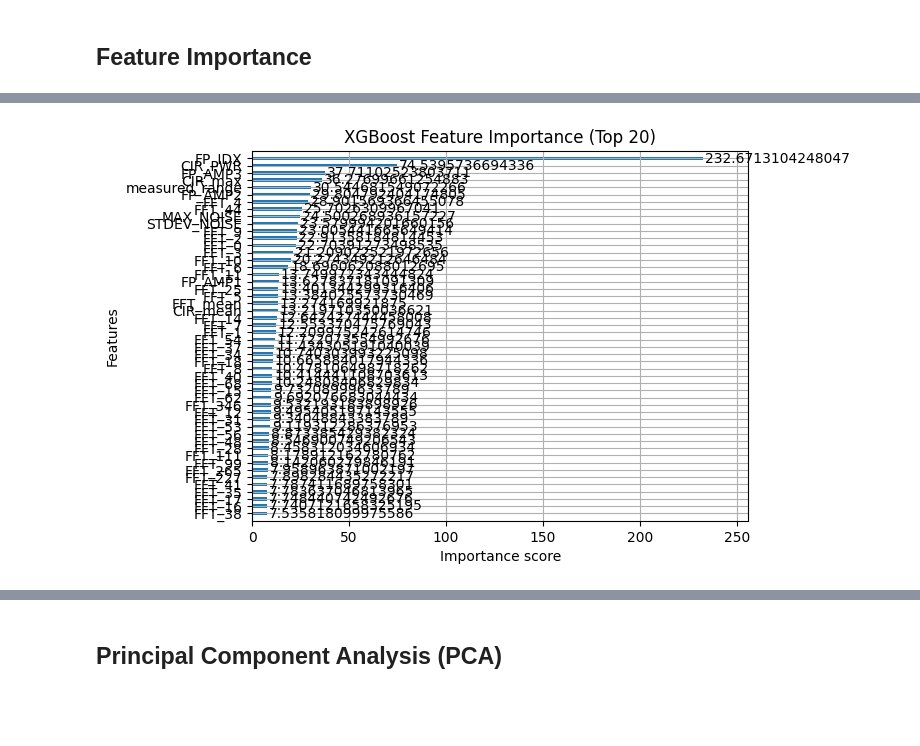
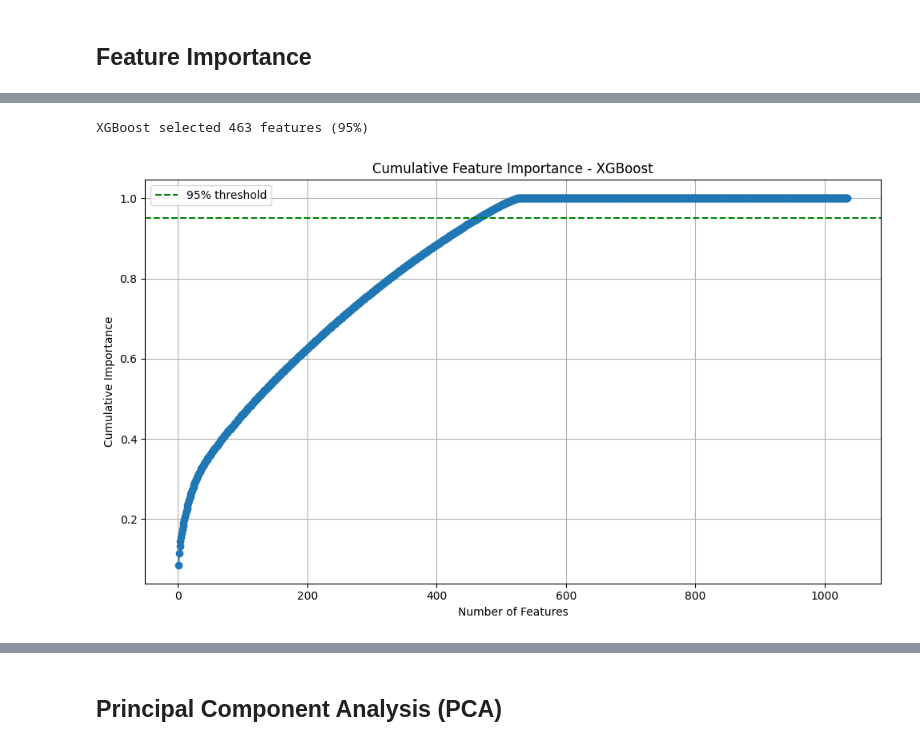
Before and after one commit to JeungHongTay/DA-LOS-WirelessSignalPrediction, a Jupyter notebook: code/classification.ipynb, the cells around one changed output, grey strips where cells are left out. Drawn from its saved outputs; the diff is of its cells as text; code cells hidden in the pictures; blank space fills up the shorter version.

```diff
--- a/code/classification.ipynb
+++ b/code/classification.ipynb
@@ -820,14 +809,0 @@ display(rf_features.sort_values(ascending=False))
-# %%
-import xgboost as xgb
-import matplotlib.pyplot as plt
-
-# Train XGBoost classifier
-xgb_model = xgb.XGBClassifier(n_estimators=100, random_state=42)
-xgb_model.fit(X_train, y_train)
-
-# Plot importance
-xgb.plot_importance(xgb_model, max_num_features=50, importance_type='gain', height=0.5)
-plt.title("XGBoost Feature Importance (Top 20)")
-plt.show()
-# %% [output]
-[figure, removed]
@@ -833,0 +814,26 @@ plt.show()
+# %%
+import xgboost as xgb
+
+xgb_clf = xgb.XGBClassifier(n_estimators=100, random_state=42)
+xgb_clf.fit(X, y)
+
+xgb_importances = xgb_clf.feature_importances_
+xgb_features = pd.Series(xgb_importances, index=X.columns).sort_values(ascending=False)
+cumulative_xgb = xgb_features.cumsum()
+
+xgb_selected_features = xgb_features[cumulative_xgb <= 0.95].index
+print(f"XGBoost selected {len(xgb_selected_features)} features (95%)")
+
+plt.figure(figsize=(10, 6))
+plt.plot(np.arange(1, len(cumulative_xgb) + 1), cumulative_xgb.values, marker='o')
+plt.axhline(y=0.95, color='g', linestyle='--', label='95% threshold')
+plt.xlabel('Number of Features')
+plt.ylabel('Cumulative Importance')
+plt.title('Cumulative Feature Importance - XGBoost')
+plt.legend()
+plt.grid(True)
+plt.tight_layout()
+plt.show()
+# %% [output]
+XGBoost selected 463 features (95%)
+[figure, added]
```
Also changed, not shown: parts of 38 cells of this notebook.
